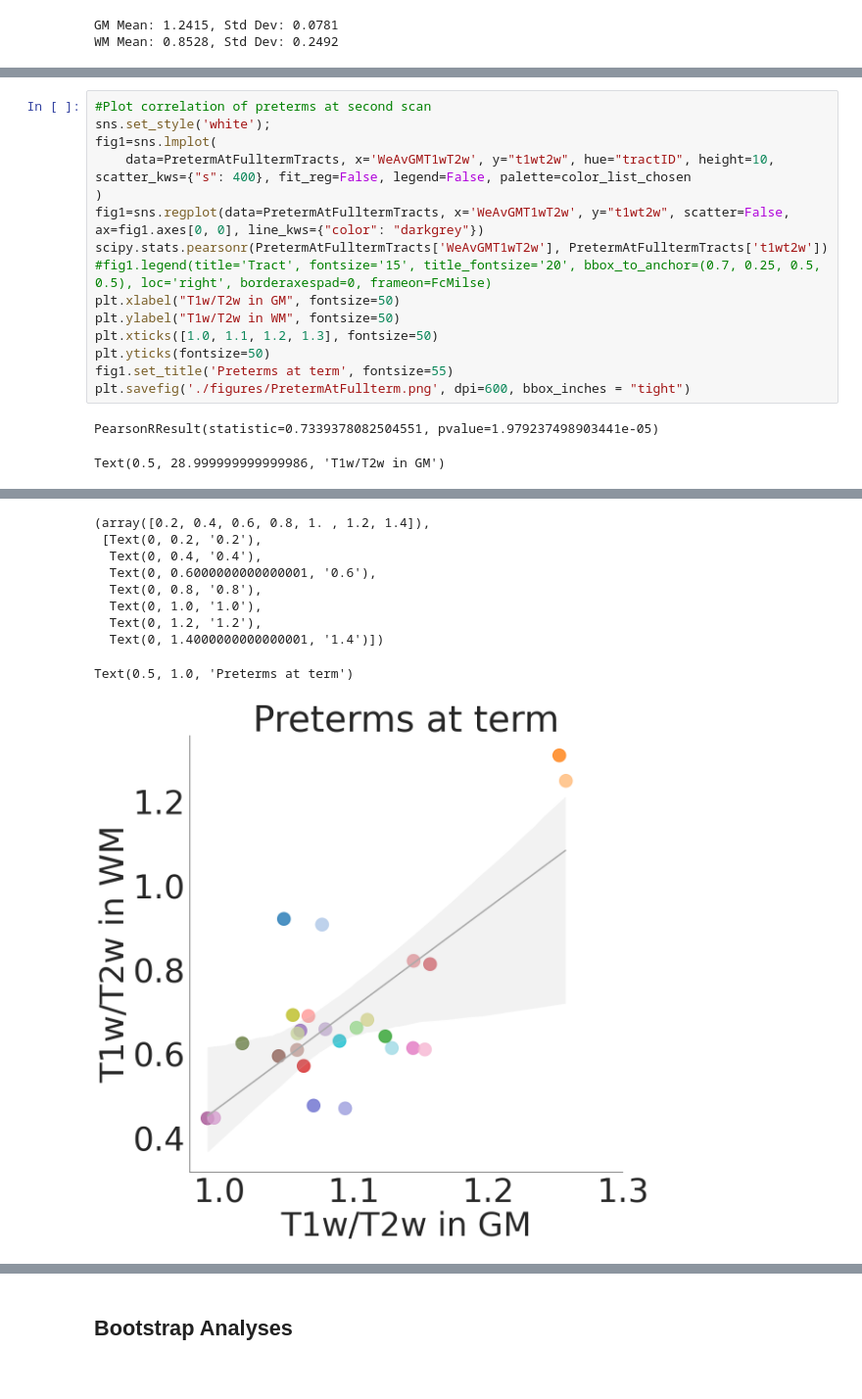
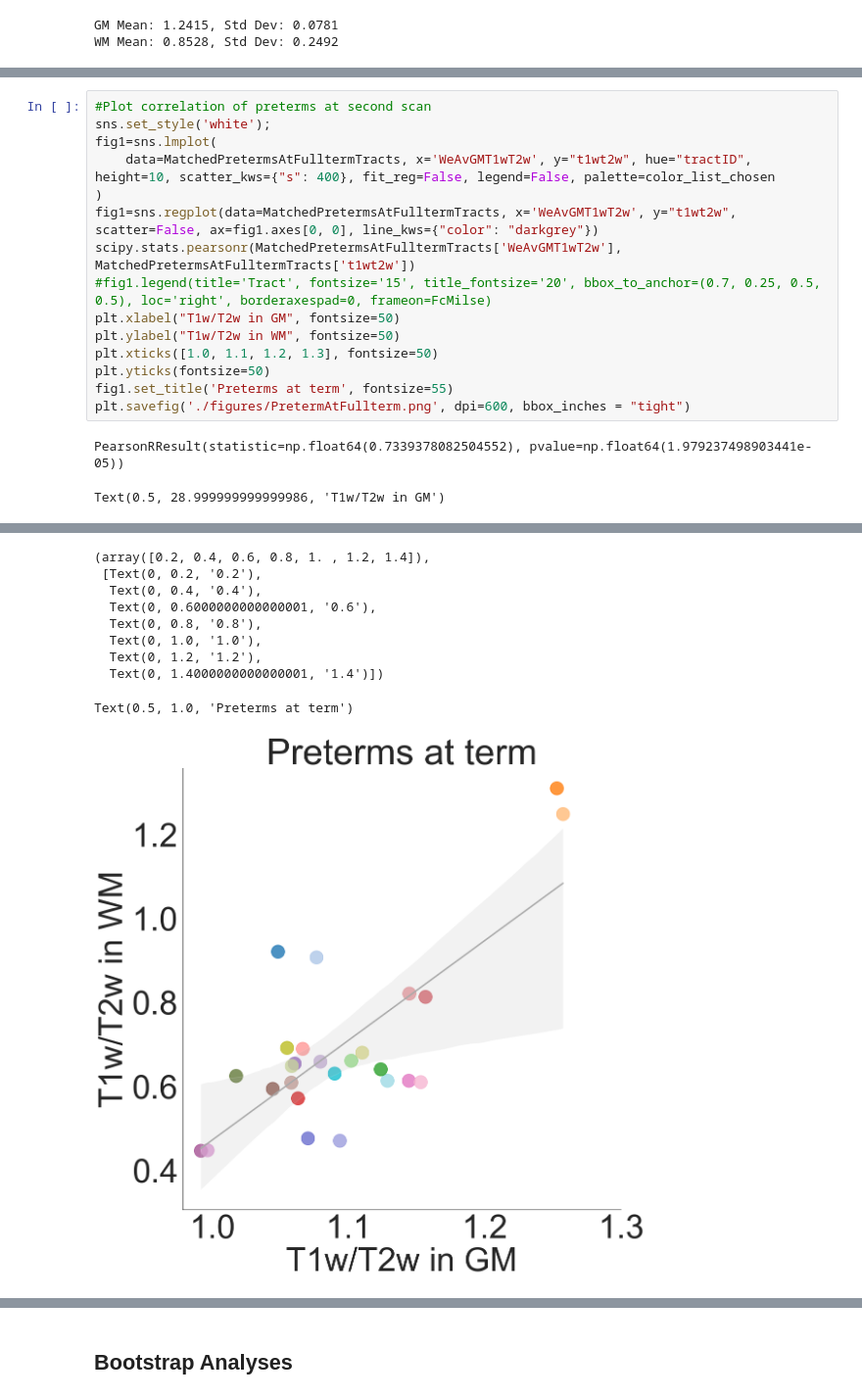
Before and after one commit to EduNeuroLab/WMGMMyelinInfants, a Jupyter notebook: Figure5.ipynb, the cells around one changed output, grey strips where cells are left out. Shown: that part at 98% size. Drawn from its saved outputs; the diff is of its cells as text.

```diff
--- a/Figure5.ipynb
+++ b/Figure5.ipynb
@@ -276,10 +241,10 @@ Text(0.5, 1.0, 'Preterms at birth')
 #Plot correlation of preterms at second scan
 sns.set_style('white');
 fig1=sns.lmplot(
-    data=PretermAtFulltermTracts, x='WeAvGMT1wT2w', y="t1wt2w", hue="tractID", height=10, scatter_kws={"s": 400}, fit_reg=False, legend=False, palette=color_list_chosen
+    data=MatchedPretermsAtFulltermTracts, x='WeAvGMT1wT2w', y="t1wt2w", hue="tractID", height=10, scatter_kws={"s": 400}, fit_reg=False, legend=False, palette=color_list_chosen
 )
-fig1=sns.regplot(data=PretermAtFulltermTracts, x='WeAvGMT1wT2w', y="t1wt2w", scatter=False, ax=fig1.axes[0, 0], line_kws={"color": "darkgrey"})
-scipy.stats.pearsonr(PretermAtFulltermTracts['WeAvGMT1wT2w'], PretermAtFulltermTracts['t1wt2w'])
+fig1=sns.regplot(data=MatchedPretermsAtFulltermTracts, x='WeAvGMT1wT2w', y="t1wt2w", scatter=False, ax=fig1.axes[0, 0], line_kws={"color": "darkgrey"})
+scipy.stats.pearsonr(MatchedPretermsAtFulltermTracts['WeAvGMT1wT2w'], MatchedPretermsAtFulltermTracts['t1wt2w'])
 #fig1.legend(title='Tract', fontsize='15', title_fontsize='20', bbox_to_anchor=(0.7, 0.25, 0.5, 0.5), loc='right', borderaxespad=0, frameon=FcMilse)
 plt.xlabel("T1w/T2w in GM", fontsize=50)
 plt.ylabel("T1w/T2w in WM", fontsize=50)
@@ -288,5 +253,5 @@ plt.yticks(fontsize=50)
 fig1.set_title('Preterms at term', fontsize=55)
 plt.savefig('./figures/PretermAtFullterm.png', dpi=600, bbox_inches = "tight")
 # %% [output]
-PearsonRResult(statistic=0.7339378082504551, pvalue=1.979237498903441e-05)
+PearsonRResult(statistic=np.float64(0.7339378082504552), pvalue=np.float64(1.979237498903441e-05))
 Text(0.5, 28.999999999999986, 'T1w/T2w in GM')
@@ -294,21 +259,21 @@ Text(29.000000000000007, 0.5, 'T1w/T2w in WM')
 ([<matplotlib.axis.XTick at 0x...>,
   <matplotlib.axis.XTick at 0x...>,
   <matplotlib.axis.XTick at 0x...>,
   <matplotlib.axis.XTick at 0x...>],
  [Text(1.0, 0, '1.0'),
   Text(1.1, 0, '1.1'),
   Text(1.2, 0, '1.2'),
   Text(1.3, 0, '1.3')])
 (array([0.2, 0.4, 0.6, 0.8, 1. , 1.2, 1.4]),
  [Text(0, 0.2, '0.2'),
   Text(0, 0.4, '0.4'),
   Text(0, 0.6000000000000001, '0.6'),
   Text(0, 0.8, '0.8'),
   Text(0, 1.0, '1.0'),
   Text(0, 1.2, '1.2'),
   Text(0, 1.4000000000000001, '1.4')])
 Text(0.5, 1.0, 'Preterms at term')
-[figure, old version]
+[figure, new version]
 # %%
 #Plot correlation of matched fullterms
 sns.set_style('white');
```
Also changed, not shown: parts of 11 cells of this notebook, 4 other files.
